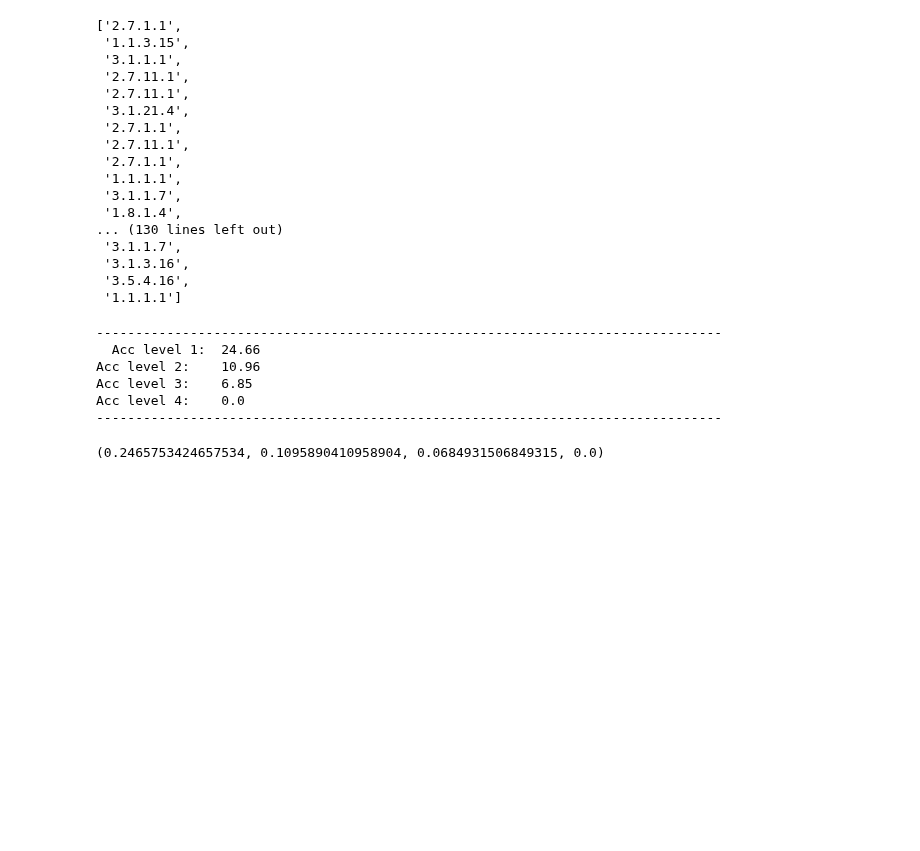
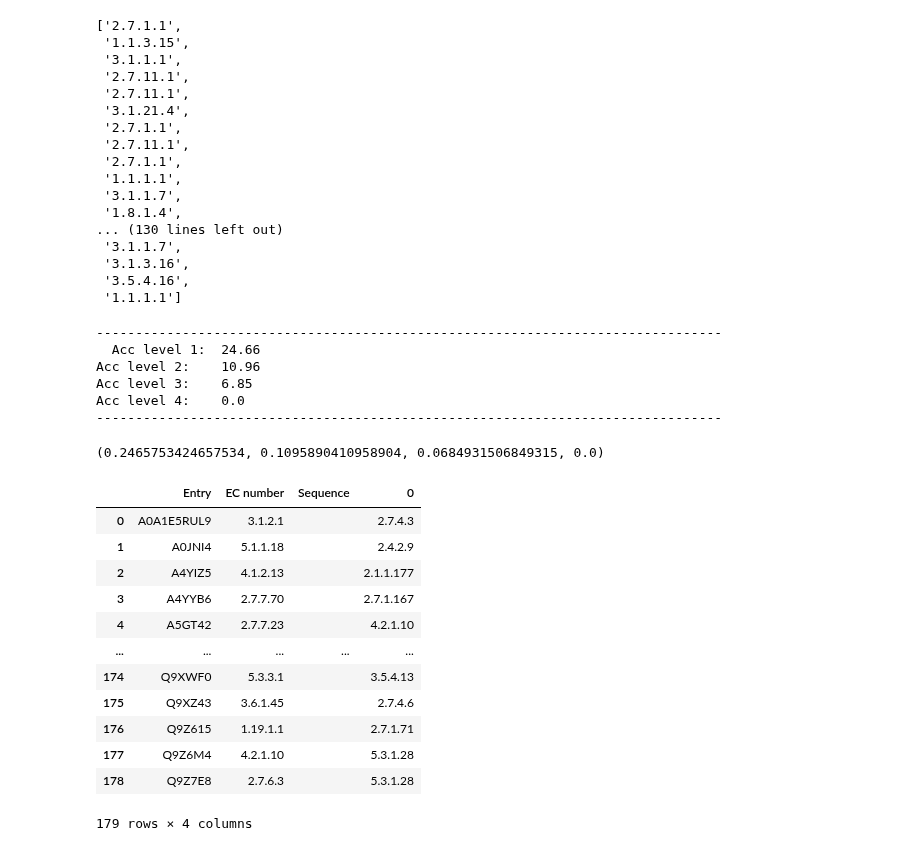
Before and after one commit to jsunn-y/CARE, a Jupyter notebook: task1_baselines/ChatGPT/ChatGPT.ipynb, the cells around one changed output. Saved outputs shown, nothing was run; the diff lists cells and outputs as text; code cells hidden in the pictures; blank space fills up the shorter version.

```diff
--- a/task1_baselines/ChatGPT/ChatGPT.ipynb
+++ b/task1_baselines/ChatGPT/ChatGPT.ipynb
@@ -447,3 +447,5 @@ test_data['Predicted EC number'] = test_data['Sequence'].apply(find_most_similar
 
 # Save the results
 test_data[['Entry', 'Predicted EC number']].to_csv('annotated_test_promisc.csv', index=False)
+# %%
+df = pd.read_csv('annotated_test_promisc.csv')
@@ -449,0 +550,20 @@ test_data[['Entry', 'Predicted EC number']].to_csv('annotated_test_promisc.csv',
+# %%
+# Save in the required format '30', '30-50', 'price', 'promiscuous'
+get_chatGPT('30', pd.read_csv('annotated_test_sequences_30.csv'), save=True)
+get_chatGPT('30-50', pd.read_csv('annotated_test_sequences_50.csv'), save=True)
+get_chatGPT('price', pd.read_csv('annotated_test_sequences_Price.csv'), save=True)
+get_chatGPT('promiscuous', pd.read_csv('annotated_test_promisc.csv'), save=True)
+# %% [output]
+|  | Entry | EC number | Sequence | 0 |
+| 0 | A0A1E5RUL9 | 3.1.2.1 |  | 2.7.4.3 |
+| 1 | A0JNI4 | 5.1.1.18 |  | 2.4.2.9 |
+| 2 | A4YIZ5 | 4.1.2.13 |  | 2.1.1.177 |
+| 3 | A4YYB6 | 2.7.7.70 |  | 2.7.1.167 |
+| 4 | A5GT42 | 2.7.7.23 |  | 4.2.1.10 |
+| ... | ... | ... | ... | ... |
+| 174 | Q9XWF0 | 5.3.3.1 |  | 3.5.4.13 |
+| 175 | Q9XZ43 | 3.6.1.45 |  | 2.7.4.6 |
+| 176 | Q9Z615 | 1.19.1.1 |  | 2.7.1.71 |
+| 177 | Q9Z6M4 | 4.2.1.10 |  | 5.3.1.28 |
+| 178 | Q9Z7E8 | 2.7.6.3 |  | 5.3.1.28 |
+179 rows × 4 columns
```
Also changed, not shown: parts of 2 cells of this notebook, 1 other file.
